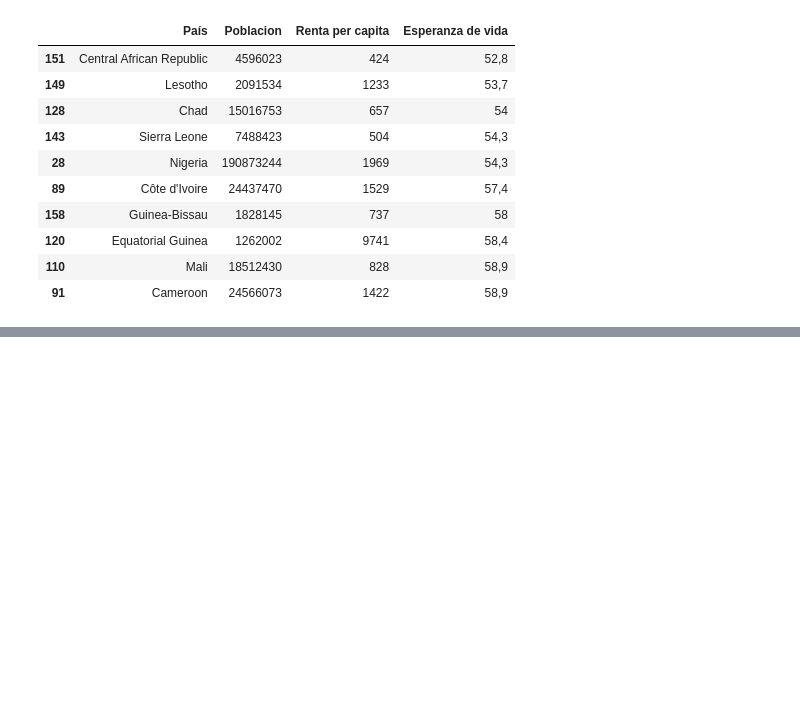
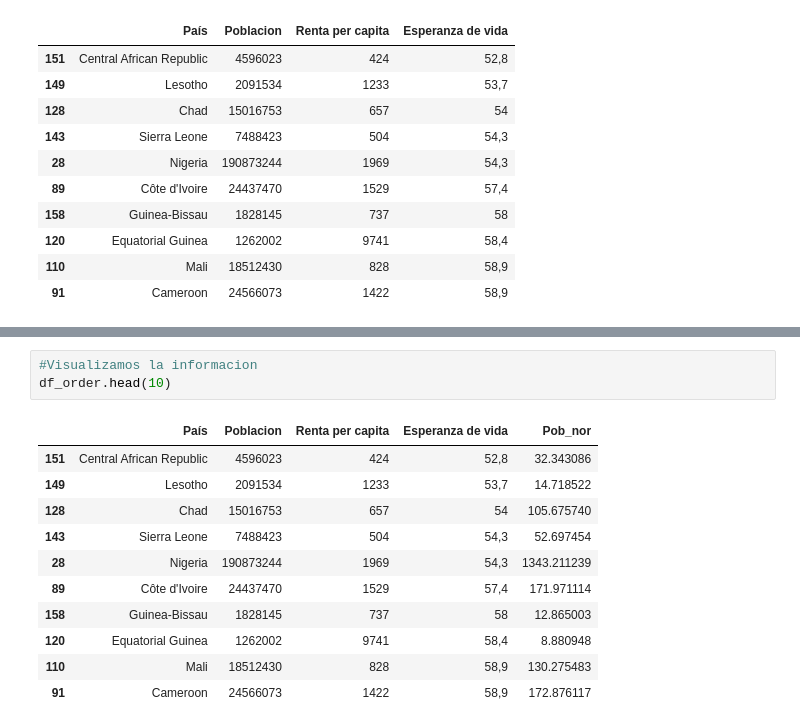
Before and after one commit to AndersonViscarraAlarcon/Analisis-de-Datos, a Jupyter notebook: Clase 1.3.ipynb, the cells around one changed output, grey strips where cells are left out. Saved outputs shown, nothing was run; the diff lists cells and outputs as text; blank space fills up the shorter version.

```diff
--- a/Clase 1.3.ipynb
+++ b/Clase 1.3.ipynb
@@ -41,0 +59,15 @@ df_order.head(10)
+# %%
+#Visualizamos la informacion
+df_order.head(10)
+# %% [output]
+|  | País | Poblacion | Renta per capita | Esperanza de vida | Pob_nor |
+| 151 | Central African Republic | 4596023 | 424 | 52,8 | 32.343086 |
+| 149 | Lesotho | 2091534 | 1233 | 53,7 | 14.718522 |
+| 128 | Chad | 15016753 | 657 | 54 | 105.675740 |
+| 143 | Sierra Leone | 7488423 | 504 | 54,3 | 52.697454 |
+| 28 | Nigeria | 190873244 | 1969 | 54,3 | 1343.211239 |
+| 89 | Côte d'Ivoire | 24437470 | 1529 | 57,4 | 171.971114 |
+| 158 | Guinea-Bissau | 1828145 | 737 | 58 | 12.865003 |
+| 120 | Equatorial Guinea | 1262002 | 9741 | 58,4 | 8.880948 |
+| 110 | Mali | 18512430 | 828 | 58,9 | 130.275483 |
+| 91 | Cameroon | 24566073 | 1422 | 58,9 | 172.876117 |
```
Also changed, not shown: parts of 8 cells of this notebook, 1 other file.
